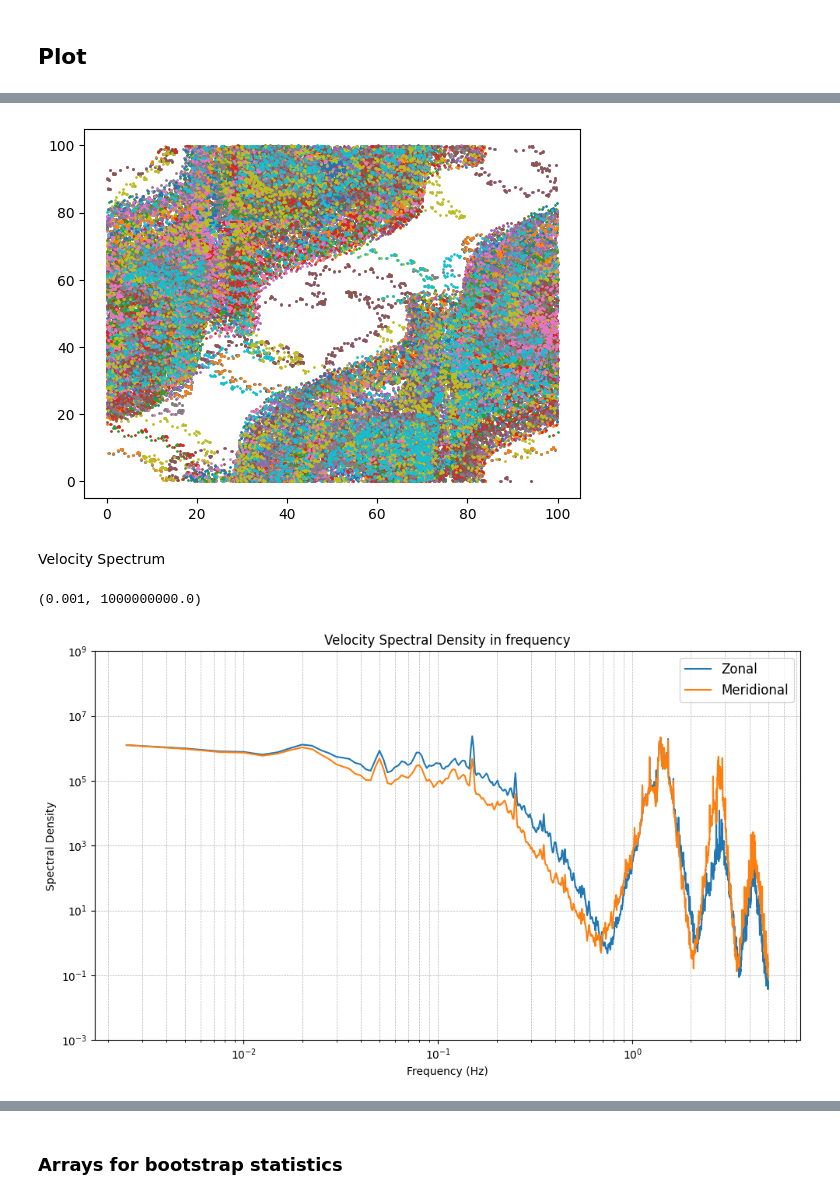
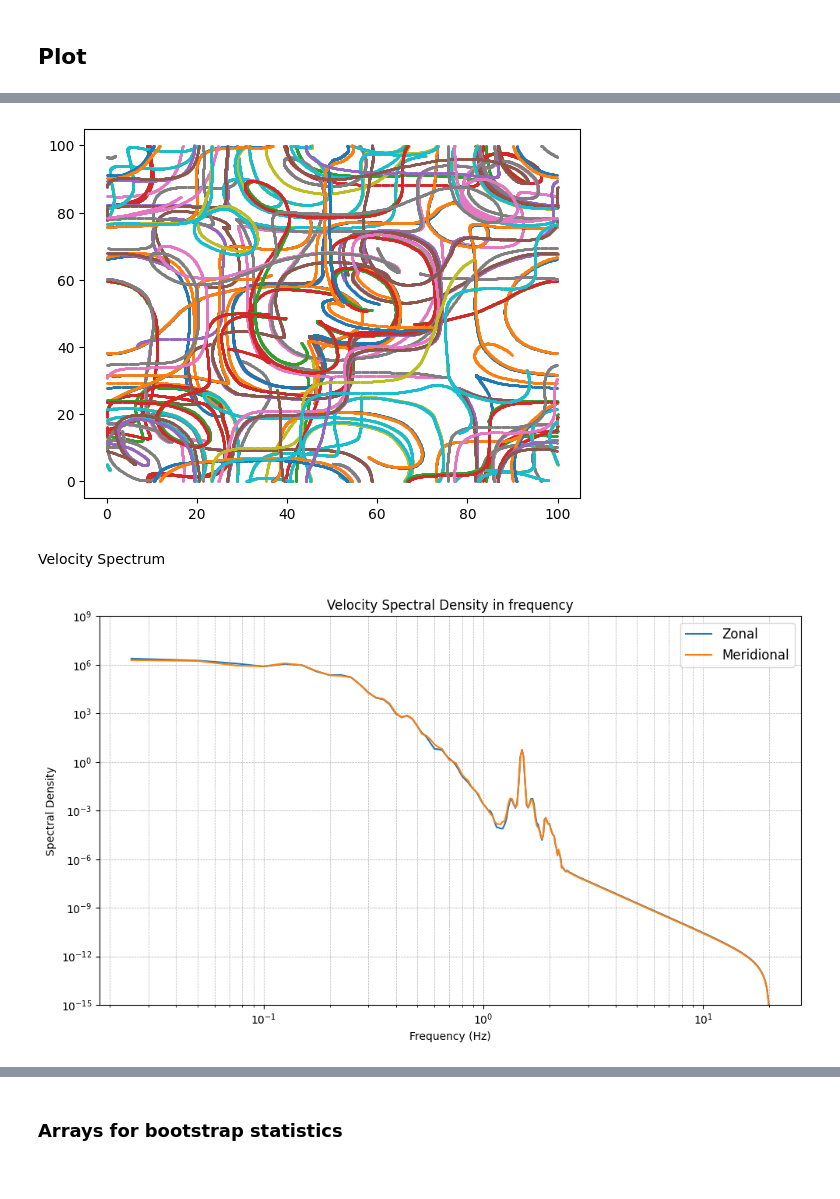
Before and after one commit to AymericLD/Particles, a Jupyter notebook: cellular_wave_flow_notebook_numba_ab3_sb.ipynb, the cells around one changed output, grey strips where cells are left out. Cells and saved outputs as stored; diff of their text form; code cells hidden in the pictures.

Commit message:
Add num_particles as a parameter in generate_flow Change the implementation of the inertial waves

```diff
--- a/cellular_wave_flow_notebook_numba_ab3_sb.ipynb
+++ b/cellular_wave_flow_notebook_numba_ab3_sb.ipynb
@@ -333,17 +334,18 @@ y0off=2.
 
 # Number of pairs
 # With localized ic: true number of pairs > num_pairs
-num_pairs = 20 ###
+num_pairs = 20
 num_particles = 2 * num_pairs
 
 # simulation time
-dt = 0.1
-t_final = 400
+dt = 0.025 # Verify wrt the inertial wave frequency f
+t_final = 40
 # %% [markdown]
 # Main Loop
 # %%
 # generate trajectories
-particle_positions_cellular_x, particle_positions_cellular_y, particle_u_cellular, particle_v_cellular = generate_flow(t_final,dt,ic_flag)
+particle_positions_cellular_x, particle_positions_cellular_y, \
+        particle_u_cellular, particle_v_cellular = generate_flow(t_final,dt,ic_flag,num_particles=num_particles)
 # %% [markdown]
 # Lagrangian statistics
 # %%
@@ -420,7 +422,7 @@ if savefig:
                 f"{filepath}Trajectories"
             )
 # %% [output]
-[figure, old version]
+[figure, new version]
 # %% [markdown]
 Velocity Spectrum
 # %%
@@ -464,36 +466,35 @@ v_spec=np.sum(v_spec_particles,axis=1)/num_particles
 
 vel_freq=np.copy(u_freq)
 vel_spec=np.sqrt(u_spec+v_spec)
 
 # Plots
 
 plt.figure(figsize=(10, 6))
 
 #plt.loglog(vel_freq,vel_spec)
 
 plt.loglog(u_freq,u_spec,label="Zonal")
 plt.loglog(v_freq,v_spec,label="Meridional")
 
 plt.xlabel('Frequency (Hz)')
 plt.ylabel('Spectral Density')
 plt.title('Velocity Spectral Density in frequency')
 plt.grid(True, which="both", linestyle='--', linewidth=0.5)
 plt.legend(fontsize=12)
 plt.tight_layout()
-plt.ylim(1e-3,1e9)
+plt.ylim(1e-15,1e9)
 
 
 
 #print(np.sum(positive_fft_u)/N*2,np.sum(u_windowed**2))
 
 
 if savefig:
     plt.savefig(
                 f"{filepath}Velocity_Spectrum"
             )
 # %% [output]
-(0.001, 1000000000.0)
-[figure, old version]
+[figure, new version]
 # %%
 # Velocity spectrum for one particle
 
```
Also changed, not shown: parts of 9 cells of this notebook.
